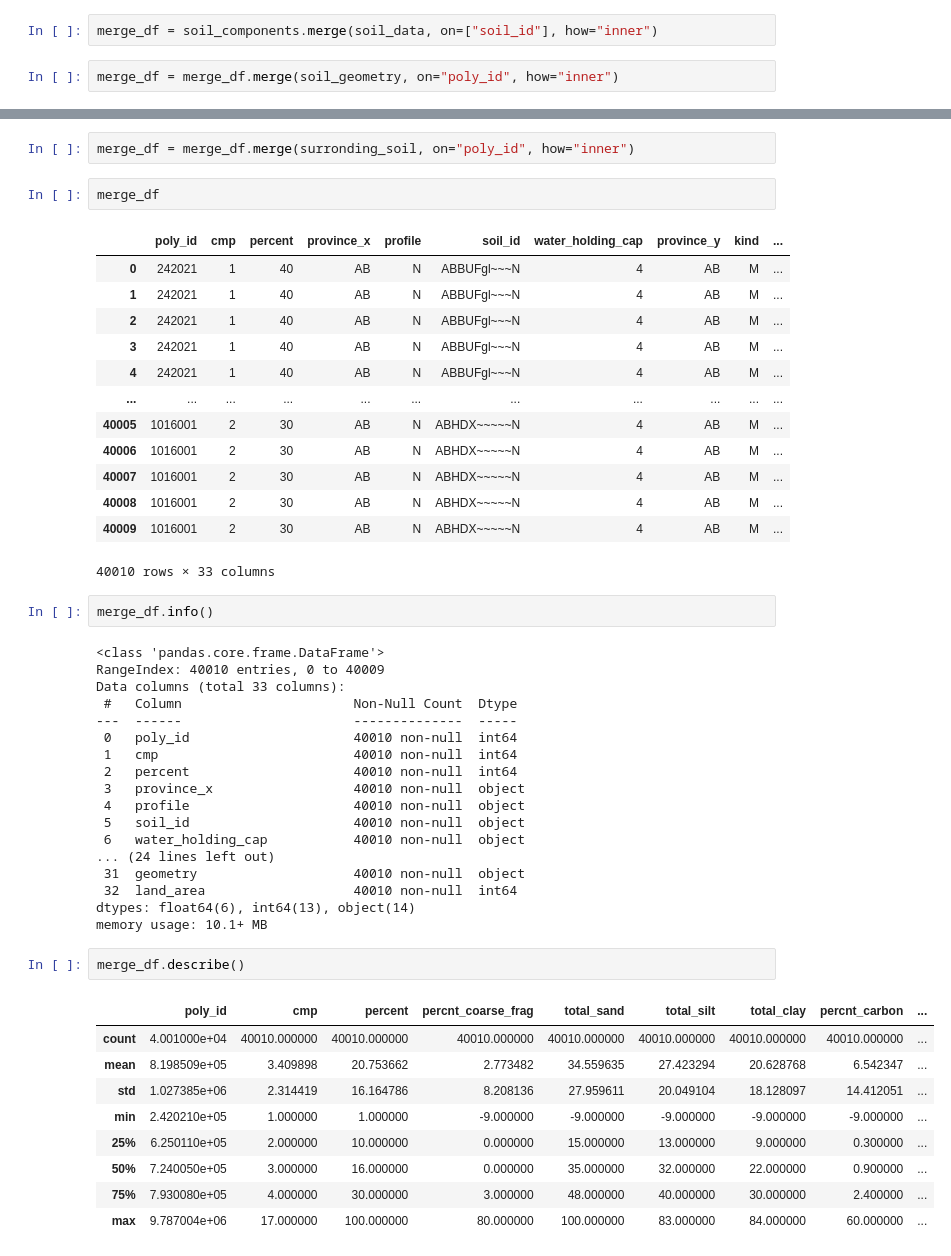
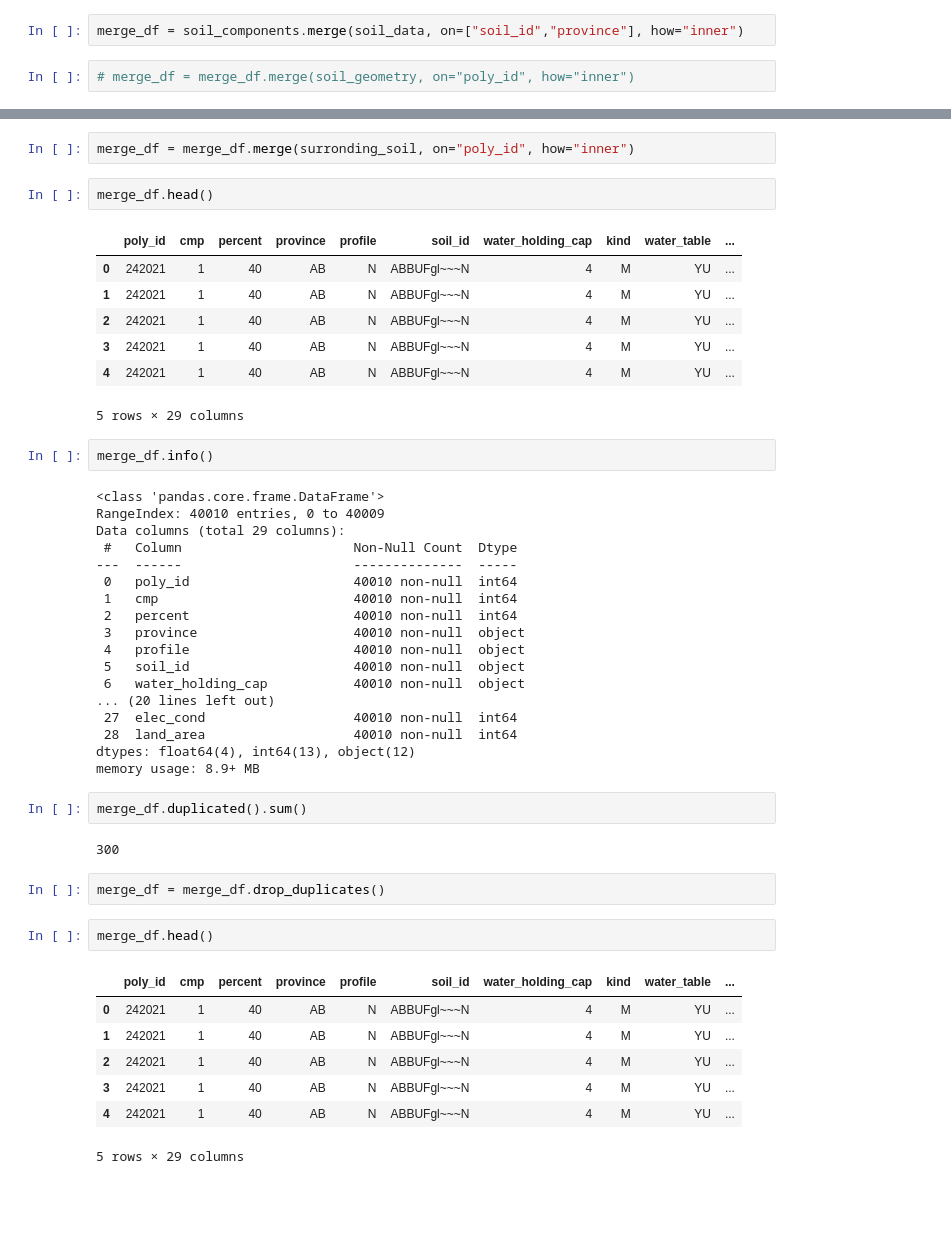
Before and after one commit to ChromaticPanic/CGC_Grain_Outcome_Predictions, a Jupyter notebook: src/importSoil/soilaggregation.ipynb, the cells around one changed output, grey strips where cells are left out. Saved outputs shown, nothing was run; the diff lists cells and outputs as text; blank space fills up the shorter version.

```diff
--- a/src/importSoil/soilaggregation.ipynb
+++ b/src/importSoil/soilaggregation.ipynb
@@ -208,7 +148,7 @@ soil_data
 | 36054 | SKYKH~~~~~A | SK | M | YU | 0 | I | M | ... |
 36055 rows × 23 columns
 # %%
-merge_df = soil_components.merge(soil_data, on=["soil_id"], how="inner")
+merge_df = soil_components.merge(soil_data, on=["soil_id","province"], how="inner")
 # %%
-merge_df = merge_df.merge(soil_geometry, on="poly_id", how="inner")
+# merge_df = merge_df.merge(soil_geometry, on="poly_id", how="inner")
 # %%
@@ -230,50 +164,48 @@ merge_df
 # %%
 merge_df = merge_df.merge(surronding_soil, on="poly_id", how="inner")
 # %%
-merge_df
+merge_df.head()
 # %% [output]
-|  | poly_id | cmp | percent | province_x | profile | soil_id | water_holding_cap | province_y | kind | ... |
-| 0 | 242021 | 1 | 40 | AB | N | ABBUFgl~~~N | 4 | AB | M | ... |
-| 1 | 242021 | 1 | 40 | AB | N | ABBUFgl~~~N | 4 | AB | M | ... |
-| 2 | 242021 | 1 | 40 | AB | N | ABBUFgl~~~N | 4 | AB | M | ... |
-| 3 | 242021 | 1 | 40 | AB | N | ABBUFgl~~~N | 4 | AB | M | ... |
-| 4 | 242021 | 1 | 40 | AB | N | ABBUFgl~~~N | 4 | AB | M | ... |
-| ... | ... | ... | ... | ... | ... | ... | ... | ... | ... | ... |
-| 40005 | 1016001 | 2 | 30 | AB | N | ABHDX~~~~~N | 4 | AB | M | ... |
-| 40006 | 1016001 | 2 | 30 | AB | N | ABHDX~~~~~N | 4 | AB | M | ... |
-| 40007 | 1016001 | 2 | 30 | AB | N | ABHDX~~~~~N | 4 | AB | M | ... |
-| 40008 | 1016001 | 2 | 30 | AB | N | ABHDX~~~~~N | 4 | AB | M | ... |
-| 40009 | 1016001 | 2 | 30 | AB | N | ABHDX~~~~~N | 4 | AB | M | ... |
+|  | poly_id | cmp | percent | province | profile | soil_id | water_holding_cap | kind | water_table | ... |
+| 0 | 242021 | 1 | 40 | AB | N | ABBUFgl~~~N | 4 | M | YU | ... |
+| 1 | 242021 | 1 | 40 | AB | N | ABBUFgl~~~N | 4 | M | YU | ... |
+| 2 | 242021 | 1 | 40 | AB | N | ABBUFgl~~~N | 4 | M | YU | ... |
+| 3 | 242021 | 1 | 40 | AB | N | ABBUFgl~~~N | 4 | M | YU | ... |
+| 4 | 242021 | 1 | 40 | AB | N | ABBUFgl~~~N | 4 | M | YU | ... |
-40010 rows × 33 columns
+5 rows × 29 columns
 # %%
 merge_df.info()
 # %% [output]
 <class 'pandas.core.frame.DataFrame'>
 RangeIndex: 40010 entries, 0 to 40009
-Data columns (total 33 columns):
+Data columns (total 29 columns):
  #   Column                      Non-Null Count  Dtype
 ---  ------                      --------------  -----
  0   poly_id                     40010 non-null  int64
  1   cmp                         40010 non-null  int64
  2   percent                     40010 non-null  int64
- 3   province_x                  40010 non-null  object
+ 3   province                    40010 non-null  object
  4   profile                     40010 non-null  object
  5   soil_id                     40010 non-null  object
  6   water_holding_cap           40010 non-null  object
-... (24 lines left out)
- 31  geometry                    40010 non-null  object
- 32  land_area                   40010 non-null  int64
-dtypes: float64(6), int64(13), object(14)
-memory usage: 10.1+ MB
+... (20 lines left out)
+ 27  elec_cond                   40010 non-null  int64
+ 28  land_area                   40010 non-null  int64
+dtypes: float64(4), int64(13), object(12)
+memory usage: 8.9+ MB
+# %%
+merge_df.duplicated().sum()
+# %% [output]
+300
+# %%
+merge_df = merge_df.drop_duplicates()
 # %%
-merge_df.describe()
+merge_df.head()
 # %% [output]
-|  | poly_id | cmp | percent | percnt_coarse_frag | total_sand | total_silt | total_clay | percnt_carbon | ... |
-| count | 4.001000e+04 | 40010.000000 | 40010.000000 | 40010.000000 | 40010.000000 | 40010.000000 | 40010.000000 | 40010.000000 | ... |
-| mean | 8.198509e+05 | 3.409898 | 20.753662 | 2.773482 | 34.559635 | 27.423294 | 20.628768 | 6.542347 | ... |
-| std | 1.027385e+06 | 2.314419 | 16.164786 | 8.208136 | 27.959611 | 20.049104 | 18.128097 | 14.412051 | ... |
-| min | 2.420210e+05 | 1.000000 | 1.000000 | -9.000000 | -9.000000 | -9.000000 | -9.000000 | -9.000000 | ... |
-| 25% | 6.250110e+05 | 2.000000 | 10.000000 | 0.000000 | 15.000000 | 13.000000 | 9.000000 | 0.300000 | ... |
-| 50% | 7.240050e+05 | 3.000000 | 16.000000 | 0.000000 | 35.000000 | 32.000000 | 22.000000 | 0.900000 | ... |
-| 75% | 7.930080e+05 | 4.000000 | 30.000000 | 3.000000 | 48.000000 | 40.000000 | 30.000000 | 2.400000 | ... |
-| max | 9.787004e+06 | 17.000000 | 100.000000 | 80.000000 | 100.000000 | 83.000000 | 84.000000 | 60.000000 | ... |
+|  | poly_id | cmp | percent | province | profile | soil_id | water_holding_cap | kind | water_table | ... |
+| 0 | 242021 | 1 | 40 | AB | N | ABBUFgl~~~N | 4 | M | YU | ... |
+| 1 | 242021 | 1 | 40 | AB | N | ABBUFgl~~~N | 4 | M | YU | ... |
+| 2 | 242021 | 1 | 40 | AB | N | ABBUFgl~~~N | 4 | M | YU | ... |
+| 3 | 242021 | 1 | 40 | AB | N | ABBUFgl~~~N | 4 | M | YU | ... |
+| 4 | 242021 | 1 | 40 | AB | N | ABBUFgl~~~N | 4 | M | YU | ... |
+5 rows × 29 columns
```
Also changed, not shown: parts of 15 cells of this notebook.
